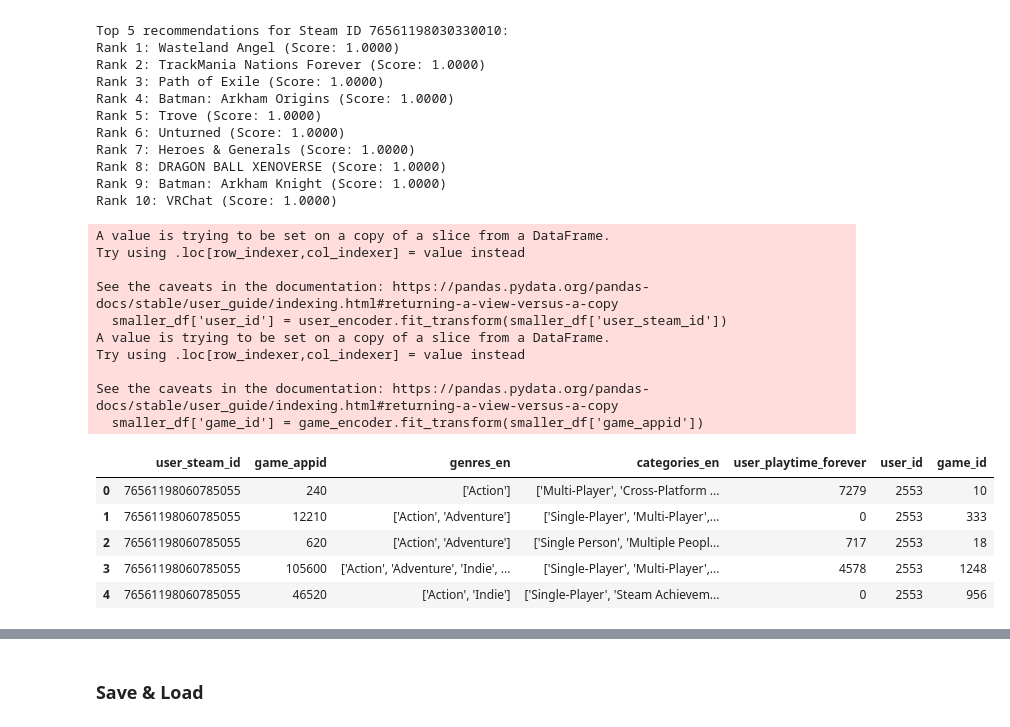
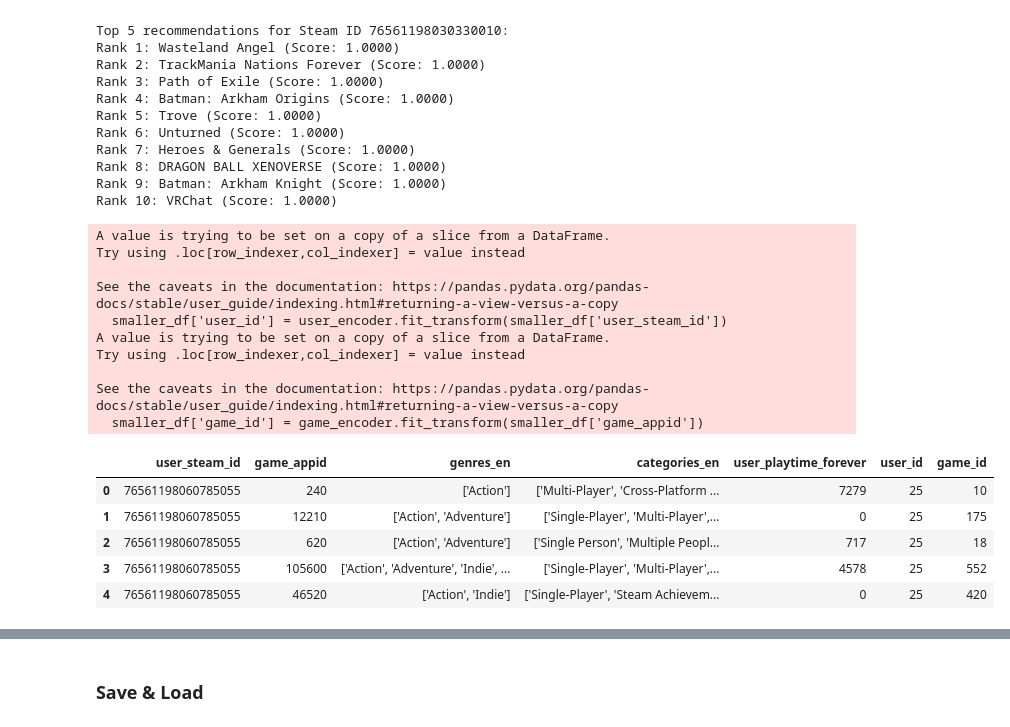
Before and after one commit to codentell/steamgraph, a Jupyter notebook: graph.ipynb, the cells around one changed output, grey strips where cells are left out. Drawn from its saved outputs; the diff is of its cells as text; code cells hidden in the pictures.

```diff
--- a/graph.ipynb
+++ b/graph.ipynb
@@ -546,29 +551,31 @@ data = pd.read_csv('final_fantasy.csv')
 from sklearn.preprocessing import LabelEncoder
 
 user_encoder, game_encoder, genre_encoder, category_encoder = LabelEncoder(), LabelEncoder(), LabelEncoder(), LabelEncoder()
+# %%
+smol_df = data[:20000]
 # %%
-smaller_df = data[['user_steam_id', 'game_appid', 'genres_en', 'categories_en', 'user_playtime_forever']]
+smaller_df = smol_df[['user_steam_id', 'game_appid', 'genres_en', 'categories_en', 'user_playtime_forever']]
 
 smaller_df['user_id'] = user_encoder.fit_transform(smaller_df['user_steam_id'])
 smaller_df['game_id'] = game_encoder.fit_transform(smaller_df['game_appid'])
 smaller_df.head()
 # %% [output]
 A value is trying to be set on a copy of a slice from a DataFrame.
 Try using .loc[row_indexer,col_indexer] = value instead
 
 See the caveats in the documentation: https://pandas.pydata.org/pandas-docs/stable/user_guide/indexing.html#returning-a-view-versus-a-copy
   smaller_df['user_id'] = user_encoder.fit_transform(smaller_df['user_steam_id'])
 A value is trying to be set on a copy of a slice from a DataFrame.
 Try using .loc[row_indexer,col_indexer] = value instead
 
 See the caveats in the documentation: https://pandas.pydata.org/pandas-docs/stable/user_guide/indexing.html#returning-a-view-versus-a-copy
   smaller_df['game_id'] = game_encoder.fit_transform(smaller_df['game_appid'])
 |  | user_steam_id | game_appid | genres_en | categories_en | user_playtime_forever | user_id | game_id |
-| 0 | 76561198060785055 | 240 | ['Action'] | ['Multi-Player', 'Cross-Platform ... | 7279 | 2553 | 10 |
-| 1 | 76561198060785055 | 12210 | ['Action', 'Adventure'] | ['Single-Player', 'Multi-Player',... | 0 | 2553 | 333 |
-| 2 | 76561198060785055 | 620 | ['Action', 'Adventure'] | ['Single Person', 'Multiple Peopl... | 717 | 2553 | 18 |
-| 3 | 76561198060785055 | 105600 | ['Action', 'Adventure', 'Indie', ... | ['Single-Player', 'Multi-Player',... | 4578 | 2553 | 1248 |
-| 4 | 76561198060785055 | 46520 | ['Action', 'Indie'] | ['Single-Player', 'Steam Achievem... | 0 | 2553 | 956 |
+| 0 | 76561198060785055 | 240 | ['Action'] | ['Multi-Player', 'Cross-Platform ... | 7279 | 25 | 10 |
+| 1 | 76561198060785055 | 12210 | ['Action', 'Adventure'] | ['Single-Player', 'Multi-Player',... | 0 | 25 | 175 |
+| 2 | 76561198060785055 | 620 | ['Action', 'Adventure'] | ['Single Person', 'Multiple Peopl... | 717 | 25 | 18 |
+| 3 | 76561198060785055 | 105600 | ['Action', 'Adventure', 'Indie', ... | ['Single-Player', 'Multi-Player',... | 4578 | 25 | 552 |
+| 4 | 76561198060785055 | 46520 | ['Action', 'Indie'] | ['Single-Player', 'Steam Achievem... | 0 | 25 | 420 |
 # %%
 genre_map = dict()
 for genres in data['genres_en']:
```
Also changed, not shown: parts of 17 cells of this notebook.
